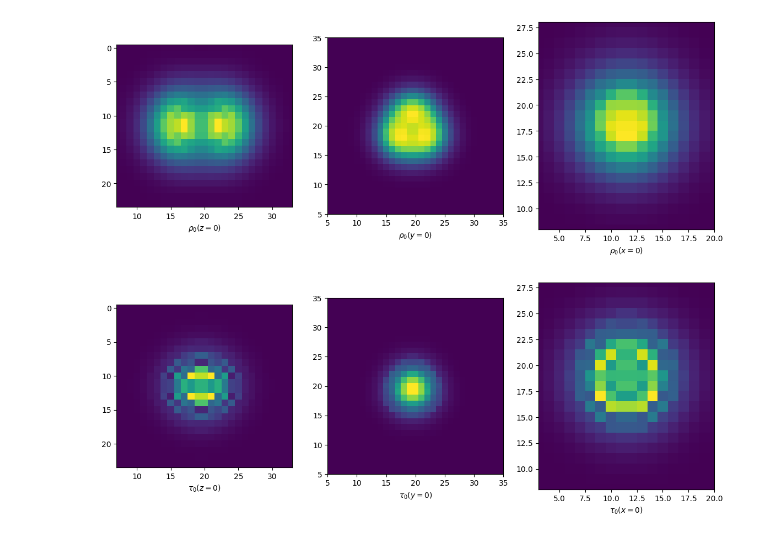
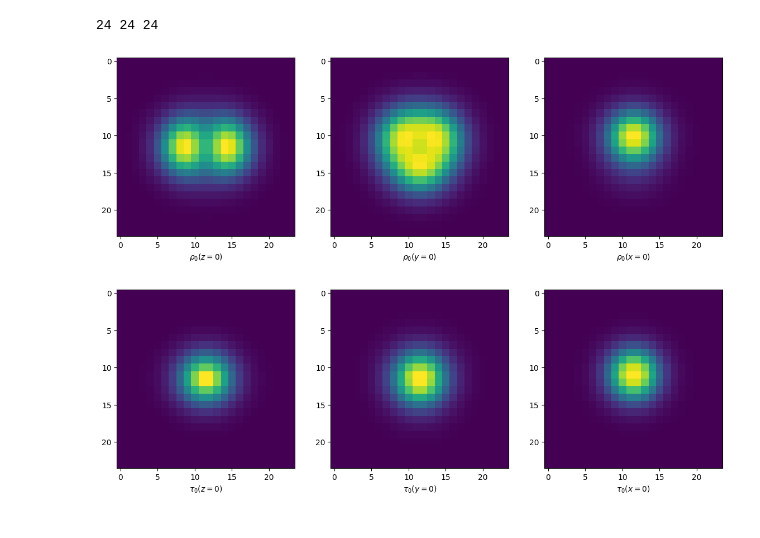
Before and after one commit to jabelieu/K-J-SR, a Jupyter notebook: big.data.vis.ipynb, the cells around one changed output. Drawn from its saved outputs; the diff is of its cells as text; code cells hidden in the pictures.

```diff
--- a/big.data.vis.ipynb
+++ b/big.data.vis.ipynb
@@ -44,6 +26,8 @@ def read_binary(restartfile):
     ncoly =  np.fromfile(restartfile, dtype=np.int32, count=1, offset=(0*realchunk+1*intchunk))[0]
     ncolz =  np.fromfile(restartfile, dtype=np.int32, count=1, offset=(0*realchunk+2*intchunk))[0]
 
+    print(ncolx, ncoly, ncolz)
+
     nprod = ncolx*ncoly*ncolz
 
     rlam = np.fromfile(restartfile, dtype=np.float64, count=nprod*2, offset=(0*realchunk+3*intchunk)).reshape(2,ncolz,ncoly,ncolx)
@@ -54,67 +38,69 @@ def read_binary(restartfile):
 
     currnt = np.fromfile(restartfile, dtype=np.float64, count=nprod*2*3, offset=(6*nprod*realchunk+3*intchunk)).reshape(2,3,ncolz,ncoly,ncolx)
 
-    sodens = np.fromfile(restartfile, dtype=np.float64, count=nprod*2*3, offset=(12*realchunk+3*intchunk)).reshape(2,3,ncolz,ncoly,ncolx)
+    sodens = np.fromfile(restartfile, dtype=np.float64, count=nprod*2*3, offset=(12*nprod*realchunk+3*intchunk)).reshape(2,3,ncolz,ncoly,ncolx)
 
-    spinden = np.fromfile(restartfile, dtype=np.float64, count=nprod*2*3, offset=(18*realchunk+3*intchunk)).reshape(2,3,ncolz,ncoly,ncolx)
+    spinden = np.fromfile(restartfile, dtype=np.float64, count=nprod*2*3, offset=(18*nprod*realchunk+3*intchunk)).reshape(2,3,ncolz,ncoly,ncolx)
 
-    kinvden = np.fromfile(restartfile, dtype=np.float64, count=nprod*2*3, offset=(24*realchunk+3*intchunk)).reshape(2,3,ncolz,ncoly,ncolx)
+    kinvden = np.fromfile(restartfile, dtype=np.float64, count=nprod*2*3, offset=(24*nprod*realchunk+3*intchunk)).reshape(2,3,ncolz,ncoly,ncolx)
 
-    spincur = np.fromfile(restartfile, dtype=np.float64, count=nprod*2*3*3, offset=(30*realchunk+3*intchunk)).reshape(2,3,3,ncolz,ncoly,ncolx)
+    spincur = np.fromfile(restartfile, dtype=np.float64, count=nprod*2*3*3, offset=(30*nprod*realchunk+3*intchunk)).reshape(2,3,3,ncolz,ncoly,ncolx)
 
-    drhos = np.fromfile(restartfile, dtype=np.float64, count=nprod*2*3*2, offset=(48*realchunk+3*intchunk)).reshape(2,3,2,ncolz,ncoly,ncolx)
+    drhos = np.fromfile(restartfile, dtype=np.float64, count=nprod*2*3*2, offset=(48*nprod*realchunk+3*intchunk)).reshape(2,3,2,ncolz,ncoly,ncolx)
 
     return ncolx, ncoly, ncolz, rlam, rho, tau, currnt, sodens, spinden, kinvden, spincur, drhos
 
 file = 'rlambda.dat'
 
 ncolx, ncoly, ncolz, rlam, rho, tau, currnt, sodens,spinden,kinvden,spincur,drhos = read_binary(file)
+# %% [output]
+24 24 24
 # %%
 fs = 14
 fig,axes = plt.subplots(1,3,figsize=(fs,fs))
 
 axes[0].imshow(rho[0,0,:,:])
 
-axes[0].set_xlim(7,33)
+# axes[0].set_xlim(7,33)
 #axes[0].set_ylim(3,20)
 axes[0].set_xlabel(r'$\rho_0(z=0)$')
 
 axes[1].imshow(rho[0,:,0,:])#,interpolation='gaussian')
 
-axes[1].set_xlim(5,35)
-axes[1].set_ylim(5,35)
+# axes[1].set_xlim(5,35)
+# axes[1].set_ylim(5,35)
 axes[1].set_xlabel(r'$\rho_0(y=0)$')
 
 axes[2].imshow(rho[0,:,:,0])#),interpolation='gaussian')
 
-axes[2].set_xlim(3,20)
-axes[2].set_ylim(8,28)
+# axes[2].set_xlim(3,20)
+# axes[2].set_ylim(8,28)
 axes[2].set_xlabel(r'$\rho_0(x=0)$');
 # %% [output]
-[figure, old version]
+[figure, new version]
 # %%
 fs = 14
 fig,axes = plt.subplots(1,3,figsize=(fs,fs))
 
 axes[0].imshow(tau[0,0,:,:])
 
-axes[0].set_xlim(7,33)
+# axes[0].set_xlim(7,33)
 #axes[0].set_ylim(3,20)
 axes[0].set_xlabel(r'$\tau_0(z=0)$')
 
 axes[1].imshow(tau[0,:,0,:])#,interpolation='gaussian')
 
-axes[1].set_xlim(5,35)
-axes[1].set_ylim(5,35)
+# axes[1].set_xlim(5,35)
+# axes[1].set_ylim(5,35)
 axes[1].set_xlabel(r'$\tau_0(y=0)$')
 
 axes[2].imshow(tau[0,:,:,0])#),interpolation='gaussian')
 
-axes[2].set_xlim(3,20)
-axes[2].set_ylim(8,28)
+# axes[2].set_xlim(3,20)
+# axes[2].set_ylim(8,28)
 axes[2].set_xlabel(r'$\tau_0(x=0)$');
 # %% [output]
-[figure, old version]
+[figure, new version]
 # %%
 jx = currnt[0,0,:,:,:]
 jy = currnt[0,1,:,:,:]
```
Also changed, not shown: parts of 6 cells of this notebook, 1 other file.
